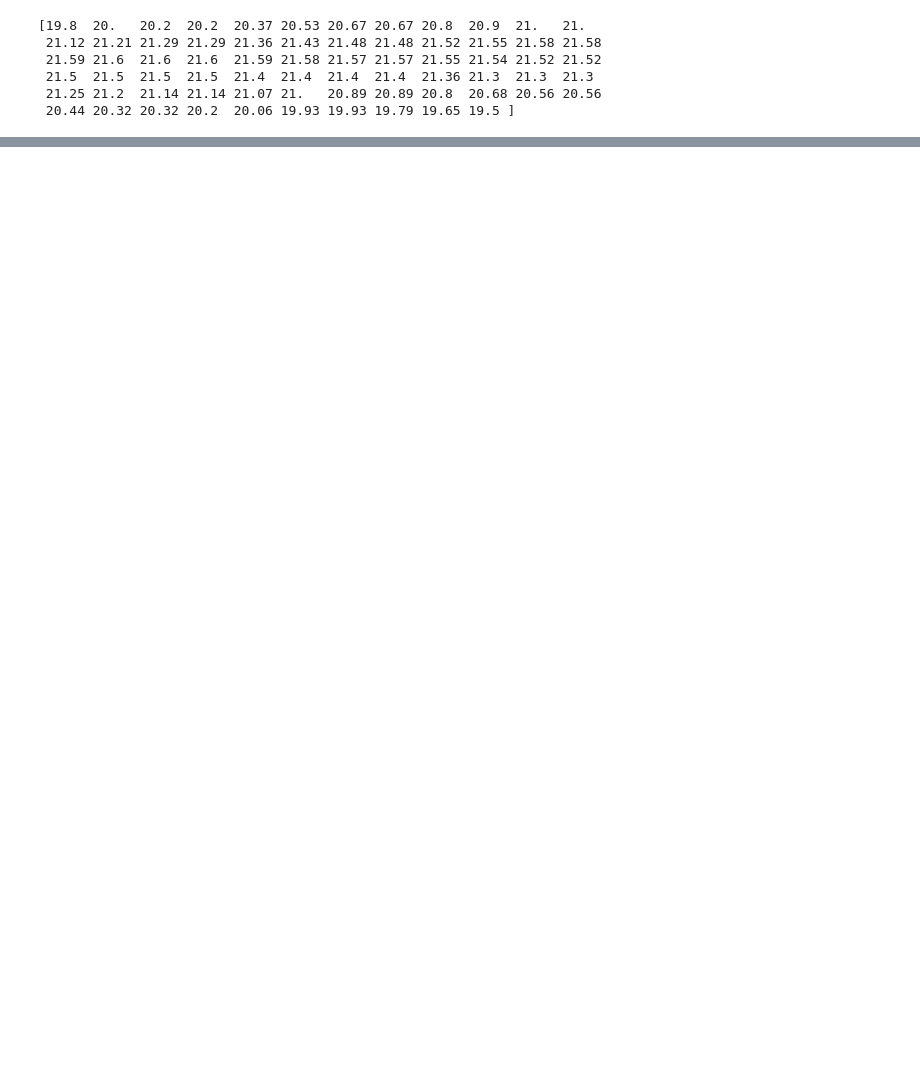
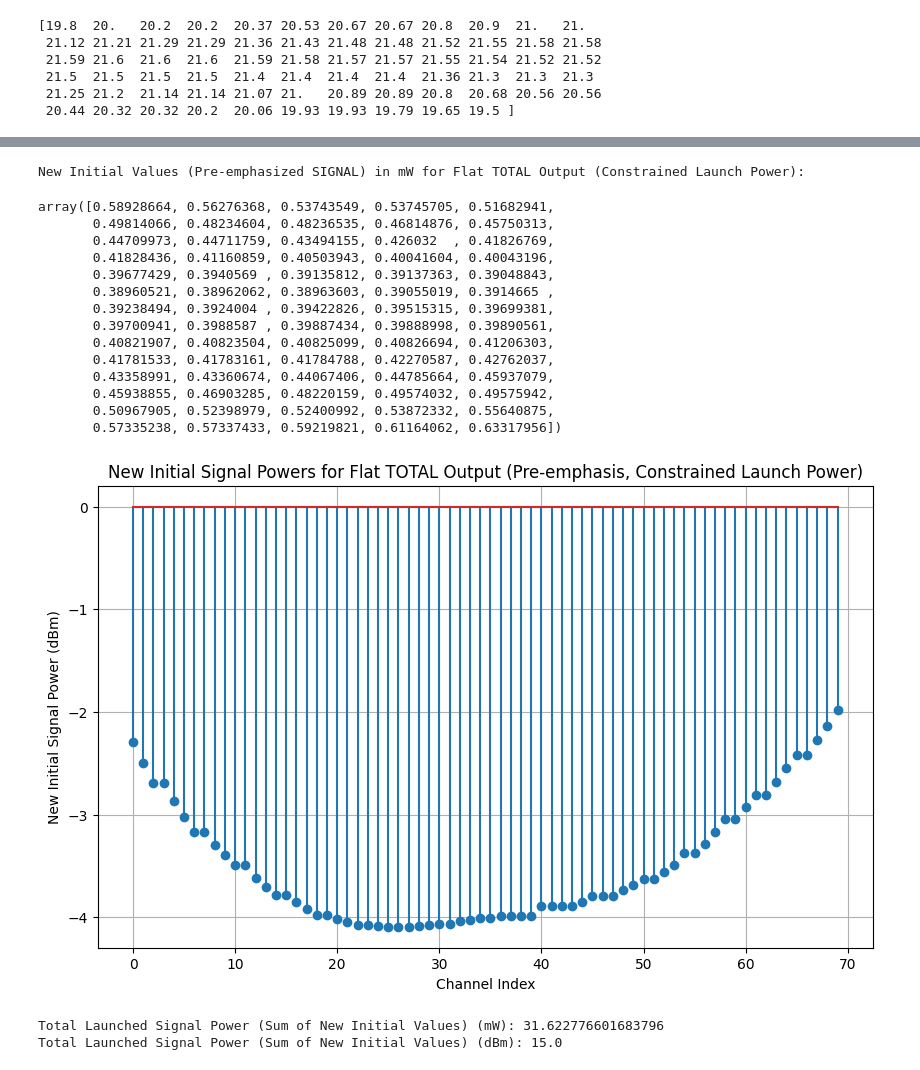
Before and after one commit to EnochYounceSAIC/FiberOptics, a Jupyter notebook: weektwo/channels_and_functions.ipynb, the cells around one changed output, grey strips where cells are left out. Drawn from its saved outputs; the diff is of its cells as text; code cells hidden in the pictures; blank space fills up the shorter version.

```diff
--- a/weektwo/channels_and_functions.ipynb
+++ b/weektwo/channels_and_functions.ipynb
@@ -349,0 +320,62 @@ plt.stem(channels,total_chrom_dispersion)
+# %%
+import numpy as np
+
+initial_flat_power_per_channel_dBm = EDFA_total_power - 10 * np.log10(channels)
+initial_flat_power_mW_single_channel = 10**(initial_flat_power_per_channel_dBm / 10)
+
+final_signal_powers_flat_run = multi_channel_signal_power_iter_flat_run[:, length] # Use length for final location
+final_noise_powers_flat_run = multi_channel_noise_iter_flat_run[:, length] # Use length for final location
+final_total_powers_flat_run = final_signal_powers_flat_run + final_noise_powers_flat_run
+
+final_total_powers_for_preemphasis = final_total_powers_flat_run
+
+target_total_launch_power_dBm = EDFA_total_power
+target_total_launch_power_mW = 10**(target_total_launch_power_dBm/10)
+
+epsilon = 1e-20
+
+inverse_total_power_gain = 1 / (final_total_powers_for_preemphasis + epsilon)
+
+scaling_constant_C = target_total_launch_power_mW / (np.sum(inverse_total_power_gain) + epsilon)
+
+
+new_initial_values = scaling_constant_C * inverse_total_power_gain
+
+
+
+# Display the new initial values (These are initial SIGNAL powers)
+print("New Initial Values (Pre-emphasized SIGNAL) in mW for Flat TOTAL Output (Constrained Launch Power):")
+display(new_initial_values)
+
+#  visualize the new initial values with a stem plot
+channel_axis = np.arange(0, channels, 1)
+plt.figure(figsize=(10, 6))
+plt.stem(channel_axis, 10*np.log10(new_initial_values)) # Plot in dBm
+plt.xlabel('Channel Index')
+plt.ylabel('New Initial Signal Power (dBm)')
+plt.title('New Initial Signal Powers for Flat TOTAL Output (Pre-emphasis, Constrained Launch Power)')
+plt.grid(True)
+plt.show()
+
+# Print the sum of the new initial values to show the total launched signal power
+print(f"\nTotal Launched Signal Power (Sum of New Initial Values) (mW): {np.sum(new_initial_values)}")
+print(f"Total Launched Signal Power (Sum of New Initial Values) (dBm): {10*np.log10(np.sum(new_initial_values))}")
+# %% [output]
+New Initial Values (Pre-emphasized SIGNAL) in mW for Flat TOTAL Output (Constrained Launch Power):
+array([0.58928664, 0.56276368, 0.53743549, 0.53745705, 0.51682941,
+       0.49814066, 0.48234604, 0.48236535, 0.46814876, 0.45750313,
+       0.44709973, 0.44711759, 0.43494155, 0.426032  , 0.41826769,
+       0.41828436, 0.41160859, 0.40503943, 0.40041604, 0.40043196,
+       0.39677429, 0.3940569 , 0.39135812, 0.39137363, 0.39048843,
+       0.38960521, 0.38962062, 0.38963603, 0.39055019, 0.3914665 ,
+       0.39238494, 0.3924004 , 0.39422826, 0.39515315, 0.39699381,
+       0.39700941, 0.3988587 , 0.39887434, 0.39888998, 0.39890561,
+       0.40821907, 0.40823504, 0.40825099, 0.40826694, 0.41206303,
+       0.41781533, 0.41783161, 0.41784788, 0.42270587, 0.42762037,
+       0.43358991, 0.43360674, 0.44067406, 0.44785664, 0.45937079,
+       0.45938855, 0.46903285, 0.48220159, 0.49574032, 0.49575942,
+       0.50967905, 0.52398979, 0.52400992, 0.53872332, 0.55640875,
+       0.57335238, 0.57337433, 0.59219821, 0.61164062, 0.63317956])
+[figure, added]
+Total Launched Signal Power (Sum of New Initial Values) (mW): 31.622776601683796
+Total Launched Signal Power (Sum of New Initial Values) (dBm): 15.0
```
Also changed, not shown: parts of 12 cells of this notebook.
